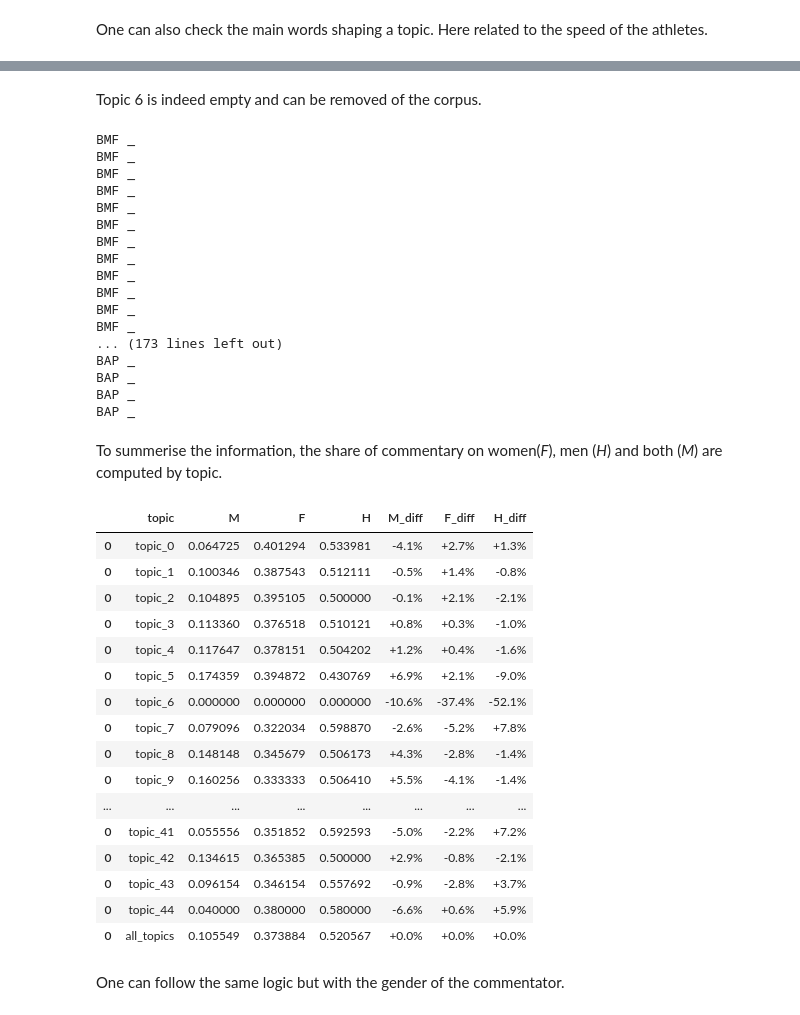
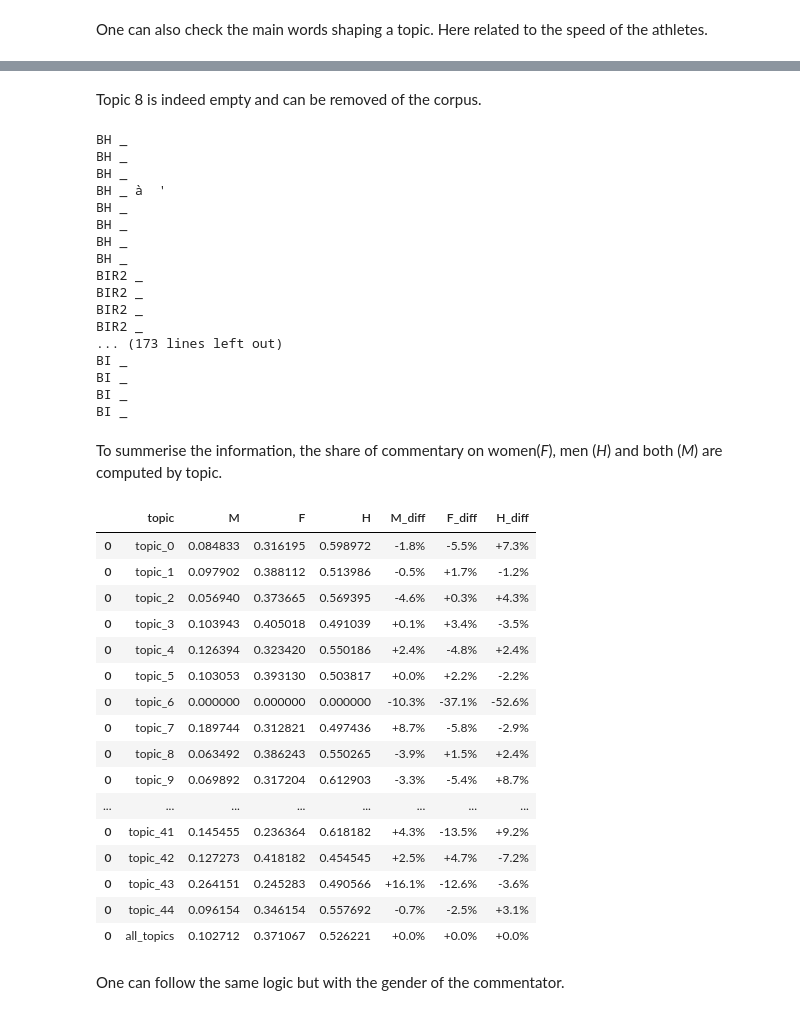
Before and after one commit to lucas-cumunel/PESSD-GBOGC, a Jupyter notebook: topic_modeling.ipynb, the cells around one changed output, grey strips where cells are left out. Drawn from its saved outputs; the diff is of its cells as text; code cells hidden in the pictures.

```diff
--- a/topic_modeling.ipynb
+++ b/topic_modeling.ipynb
@@ -222,82 +230,82 @@ topic_model.get_topic(4)
 # %% [markdown]
-Topic 6 is indeed empty and can be removed of the corpus.
+Topic 8 is indeed empty and can be removed of the corpus.
 # %%
 # Sentences of topic i and by sport
-for _, j in df[df["topic"]==6][["text","ID"]].iterrows():
+for _, j in df[df["topic"]==8][["text","ID"]].iterrows():
     print(j["ID"],"_", j["text"])
 
-df = df[df["topic"]!=6]
+df = df[df["topic"]!=8]
 # %% [output]
-BMF _
-BMF _
-BMF _
-BMF _
-BMF _
-BMF _
-BMF _
-BMF _
-BMF _
-BMF _
-BMF _
-BMF _
+BH _
+BH _
+BH _
+BH _ à  '
+BH _
+BH _
+BH _
+BH _
+BIR2 _
+BIR2 _
+BIR2 _
+BIR2 _
 ... (173 lines left out)
-BAP _
-BAP _
-BAP _
-BAP _
+BI _
+BI _
+BI _
+BI _
 # %% [markdown]
 To summerise the information, the share of commentary on women(*F*), men (*H*) and both (*M*) are computed by topic.
 # %%
 # Only classified docs
 clf = df[df["topic"]!=-1]
-cdf = pd.DataFrame()
+adf = pd.DataFrame()
 for i in range(len(clf["topic"].unique())) :
     tmp = df[df["topic"]==i]
-    tmp = tmp["main_g"].value_counts(normalize=True)
+    tmp = tmp["g_ath"].value_counts(normalize=True)
     tmp = pd.DataFrame([{
     "topic": f"topic_{i}",
     "M": tmp.get("M", 0),
     "F": tmp.get("F", 0),
     "H": tmp.get("H", 0)
 }])
     adf = pd.concat([adf,tmp])
 
 # All topics
-tmp = clf["main_g"].value_counts(normalize=True)
+tmp = clf["g_ath"].value_counts(normalize=True)
 tmp = pd.DataFrame([{
     "topic": "all_topics",
     "M": tmp.get("M", 0),
     "F": tmp.get("F", 0),
     "H": tmp.get("H", 0)
 }])
 adf = pd.concat([adf,tmp])
 
 for col in ["M", "F", "H"]:
     ref = tmp[col]
     adf[f"{col}_diff"] = adf[col] - ref
     adf[f"{col}_diff"] = adf[f"{col}_diff"].apply(
         lambda x: f"{x*100:+.1f}%" if pd.notna(x) else ""
     )
 
 adf
 # %% [output]
 |  | topic | M | F | H | M_diff | F_diff | H_diff |
-| 0 | topic_0 | 0.064725 | 0.401294 | 0.533981 | -4.1% | +2.7% | +1.3% |
-| 0 | topic_1 | 0.100346 | 0.387543 | 0.512111 | -0.5% | +1.4% | -0.8% |
-| 0 | topic_2 | 0.104895 | 0.395105 | 0.500000 | -0.1% | +2.1% | -2.1% |
-| 0 | topic_3 | 0.113360 | 0.376518 | 0.510121 | +0.8% | +0.3% | -1.0% |
-| 0 | topic_4 | 0.117647 | 0.378151 | 0.504202 | +1.2% | +0.4% | -1.6% |
-| 0 | topic_5 | 0.174359 | 0.394872 | 0.430769 | +6.9% | +2.1% | -9.0% |
-| 0 | topic_6 | 0.000000 | 0.000000 | 0.000000 | -10.6% | -37.4% | -52.1% |
-| 0 | topic_7 | 0.079096 | 0.322034 | 0.598870 | -2.6% | -5.2% | +7.8% |
-| 0 | topic_8 | 0.148148 | 0.345679 | 0.506173 | +4.3% | -2.8% | -1.4% |
-| 0 | topic_9 | 0.160256 | 0.333333 | 0.506410 | +5.5% | -4.1% | -1.4% |
+| 0 | topic_0 | 0.084833 | 0.316195 | 0.598972 | -1.8% | -5.5% | +7.3% |
+| 0 | topic_1 | 0.097902 | 0.388112 | 0.513986 | -0.5% | +1.7% | -1.2% |
+| 0 | topic_2 | 0.056940 | 0.373665 | 0.569395 | -4.6% | +0.3% | +4.3% |
+| 0 | topic_3 | 0.103943 | 0.405018 | 0.491039 | +0.1% | +3.4% | -3.5% |
+| 0 | topic_4 | 0.126394 | 0.323420 | 0.550186 | +2.4% | -4.8% | +2.4% |
+| 0 | topic_5 | 0.103053 | 0.393130 | 0.503817 | +0.0% | +2.2% | -2.2% |
+| 0 | topic_6 | 0.000000 | 0.000000 | 0.000000 | -10.3% | -37.1% | -52.6% |
+| 0 | topic_7 | 0.189744 | 0.312821 | 0.497436 | +8.7% | -5.8% | -2.9% |
+| 0 | topic_8 | 0.063492 | 0.386243 | 0.550265 | -3.9% | +1.5% | +2.4% |
+| 0 | topic_9 | 0.069892 | 0.317204 | 0.612903 | -3.3% | -5.4% | +8.7% |
 | ... | ... | ... | ... | ... | ... | ... | ... |
-| 0 | topic_41 | 0.055556 | 0.351852 | 0.592593 | -5.0% | -2.2% | +7.2% |
-| 0 | topic_42 | 0.134615 | 0.365385 | 0.500000 | +2.9% | -0.8% | -2.1% |
-| 0 | topic_43 | 0.096154 | 0.346154 | 0.557692 | -0.9% | -2.8% | +3.7% |
-| 0 | topic_44 | 0.040000 | 0.380000 | 0.580000 | -6.6% | +0.6% | +5.9% |
-| 0 | all_topics | 0.105549 | 0.373884 | 0.520567 | +0.0% | +0.0% | +0.0% |
+| 0 | topic_41 | 0.145455 | 0.236364 | 0.618182 | +4.3% | -13.5% | +9.2% |
+| 0 | topic_42 | 0.127273 | 0.418182 | 0.454545 | +2.5% | +4.7% | -7.2% |
+| 0 | topic_43 | 0.264151 | 0.245283 | 0.490566 | +16.1% | -12.6% | -3.6% |
+| 0 | topic_44 | 0.096154 | 0.346154 | 0.557692 | -0.7% | -2.5% | +3.1% |
+| 0 | all_topics | 0.102712 | 0.371067 | 0.526221 | +0.0% | +0.0% | +0.0% |
 # %% [markdown]
 One can follow the same logic but with the gender of the commentator.
 # %%
```
Also changed, not shown: parts of 7 cells of this notebook.
